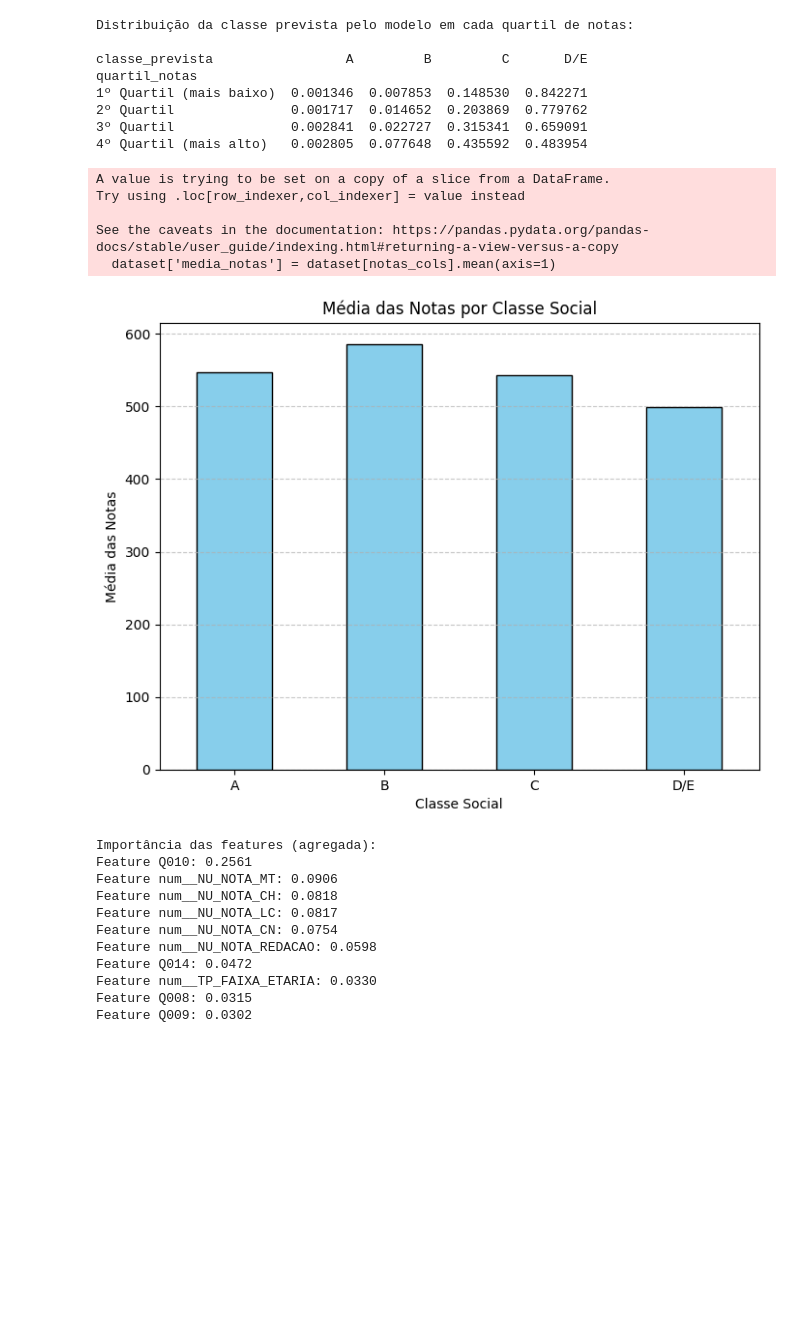
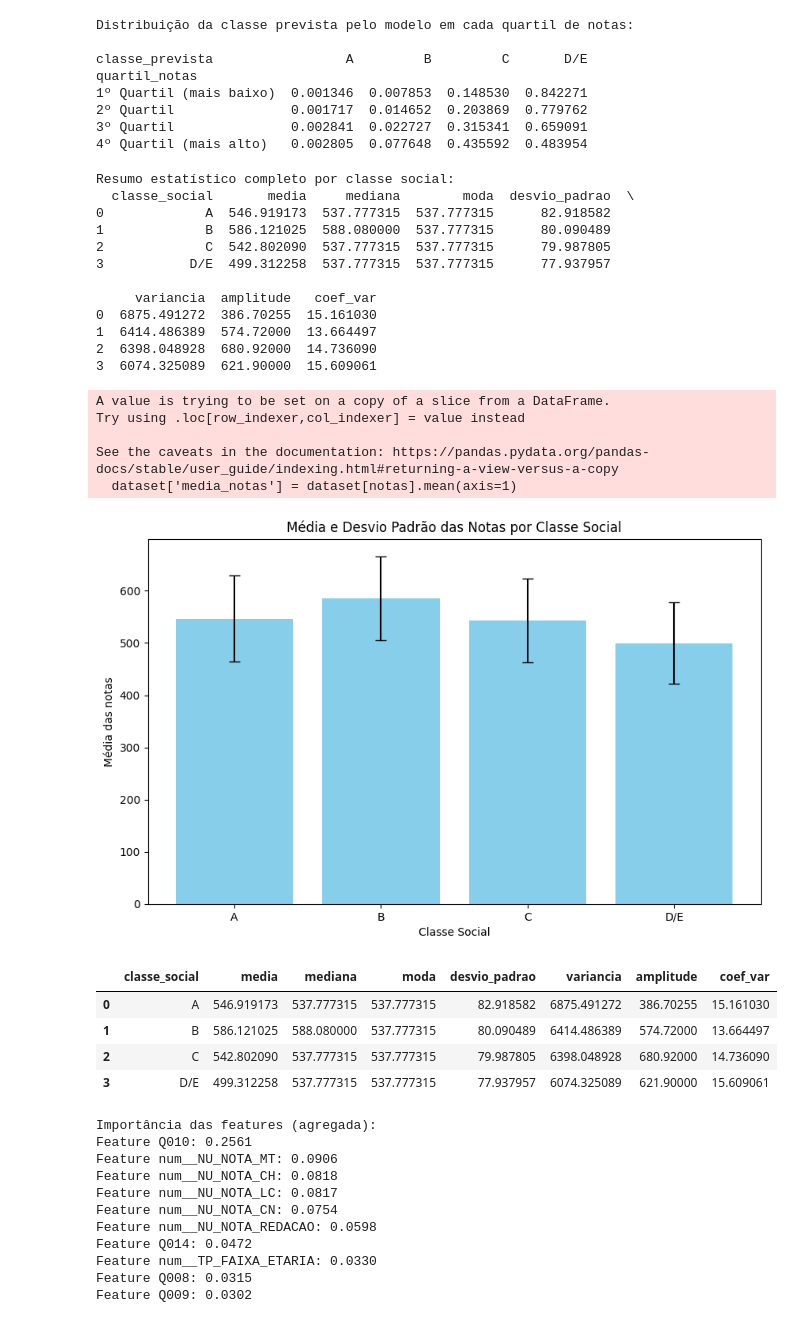
Before and after one commit to vinicarlosss/TCC_Sistemas-de-informa-o, a Jupyter notebook: arvore_decisao.ipynb, the cells around one changed output. Drawn from its saved outputs; the diff is of its cells as text; code cells hidden in the pictures; blank space fills up the shorter version.

```diff
--- a/arvore_decisao.ipynb
+++ b/arvore_decisao.ipynb
@@ -642,14 +664,31 @@ quartil_notas
 3º Quartil               0.002841  0.022727  0.315341  0.659091
 4º Quartil (mais alto)   0.002805  0.077648  0.435592  0.483954
 # %%
-analisar_desempenho_por_classe(dataset_rural, grafico="bar")
+analisar_desempenho_por_classe(dataset_rural)
 # %% [output]
-A value is trying to be set on a copy of a slice from a DataFrame.
-Try using .loc[row_indexer,col_indexer] = value instead
+Resumo estatístico completo por classe social:
+  classe_social       media     mediana        moda  desvio_padrao  \
+0             A  546.919173  537.777315  537.777315      82.918582
+1             B  586.121025  588.080000  537.777315      80.090489
+2             C  542.802090  537.777315  537.777315      79.987805
+3           D/E  499.312258  537.777315  537.777315      77.937957
 
-See the caveats in the documentation: https://pandas.pydata.org/pandas-docs/stable/user_guide/indexing.html#returning-a-view-versus-a-copy
-  dataset['media_notas'] = dataset[notas_cols].mean(axis=1)
+     variancia  amplitude   coef_var
+0  6875.491272  386.70255  15.161030
+1  6414.486389  574.72000  13.664497
+2  6398.048928  680.92000  14.736090
+3  6074.325089  621.90000  15.609061
+A value is trying to be set on a copy of a slice from a DataFrame.
+Try using .loc[row_indexer,col_indexer] = value instead
+
+See the caveats in the documentation: https://pandas.pydata.org/pandas-docs/stable/user_guide/indexing.html#returning-a-view-versus-a-copy
+  dataset['media_notas'] = dataset[notas].mean(axis=1)
-[figure, old version]
+[figure, new version]
+|  | classe_social | media | mediana | moda | desvio_padrao | variancia | amplitude | coef_var |
+| 0 | A | 546.919173 | 537.777315 | 537.777315 | 82.918582 | 6875.491272 | 386.70255 | 15.161030 |
+| 1 | B | 586.121025 | 588.080000 | 537.777315 | 80.090489 | 6414.486389 | 574.72000 | 13.664497 |
+| 2 | C | 542.802090 | 537.777315 | 537.777315 | 79.987805 | 6398.048928 | 680.92000 | 14.736090 |
+| 3 | D/E | 499.312258 | 537.777315 | 537.777315 | 77.937957 | 6074.325089 | 621.90000 | 15.609061 |
 # %%
 df_importancia_rural = analisar_importancia_features_agregada(modelo_rural,clf_rural, categoricas, top_n=20)
 # %% [output]
```
Also changed, not shown: parts of 6 cells of this notebook.
